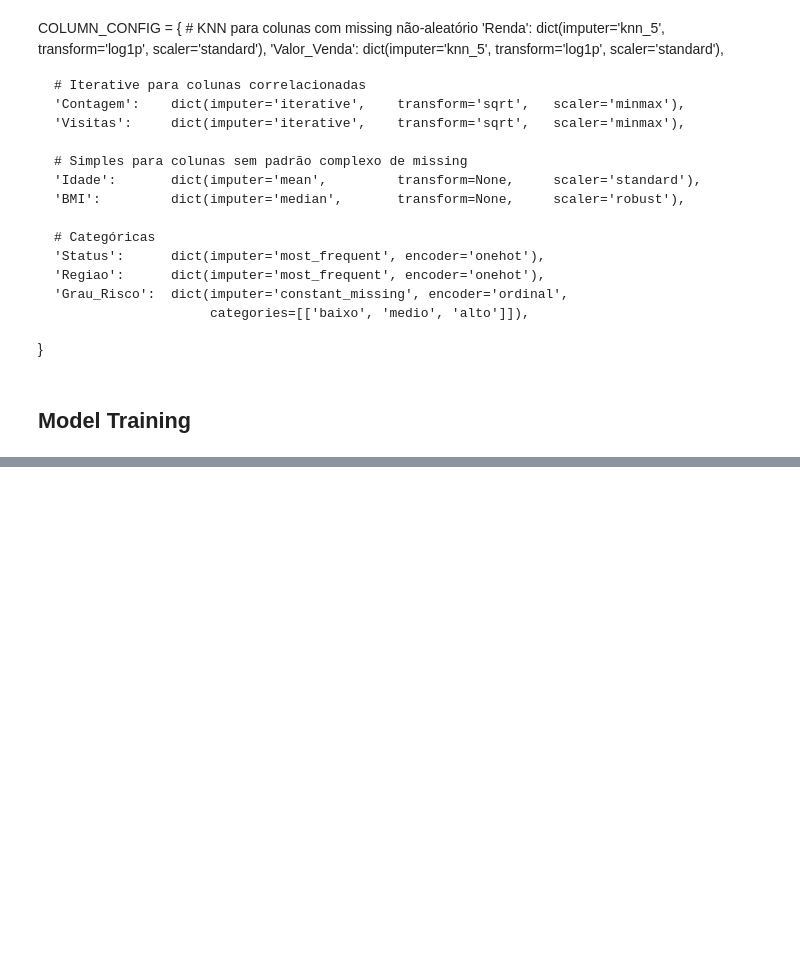
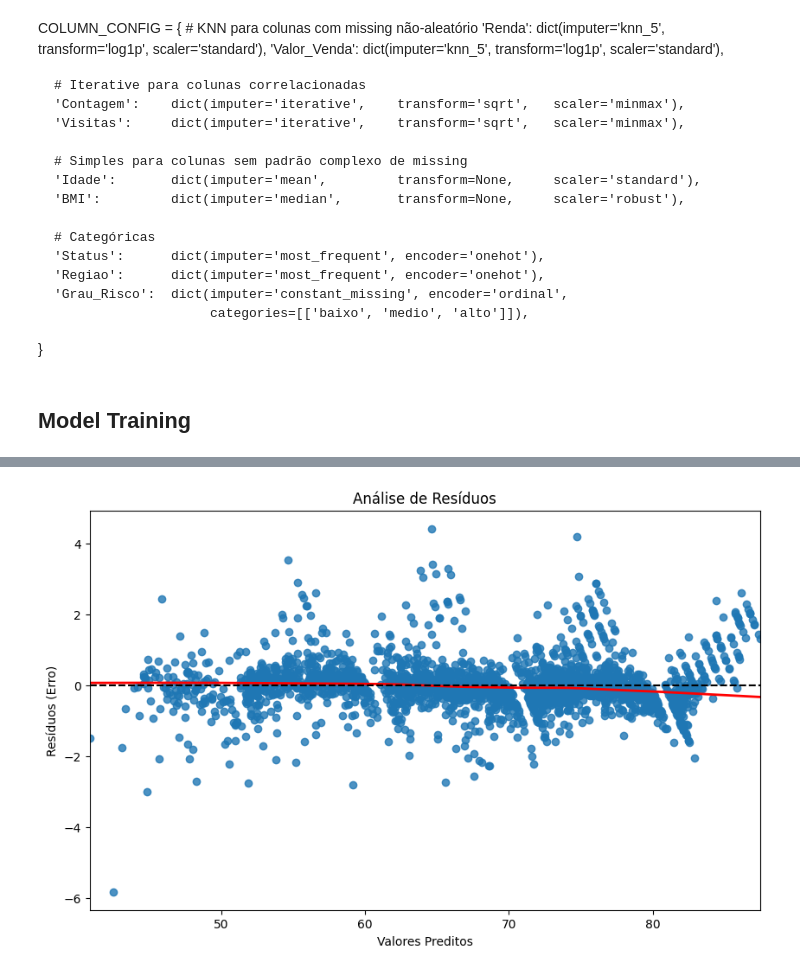
Before and after one commit to KevBoyz/data-science, a Jupyter notebook: Projects/10-life_expectation/life_expectation.ipynb, the cells around one changed output, grey strips where cells are left out. Saved outputs shown, nothing was run; the diff lists cells and outputs as text; code cells hidden in the pictures; blank space fills up the shorter version.

```diff
--- a/Projects/10-life_expectation/life_expectation.ipynb
+++ b/Projects/10-life_expectation/life_expectation.ipynb
@@ -431,0 +467,12 @@ MSE médio: 3.3286110669102698
+# %%
+residuos = y - y_pred
+
+plt.figure(figsize=(10, 6))
+sns.residplot(x=y_pred, y=residuos, lowess=True, line_kws={'color': 'red', 'lw': 2})
+plt.axhline(y=0, color='black', linestyle='--')
+plt.xlabel('Valores Preditos')
+plt.ylabel('Resíduos (Erro)')
+plt.title('Análise de Resíduos')
+plt.show()
+# %% [output]
+[figure, added]
```
Also changed, not shown: parts of 7 cells of this notebook.
